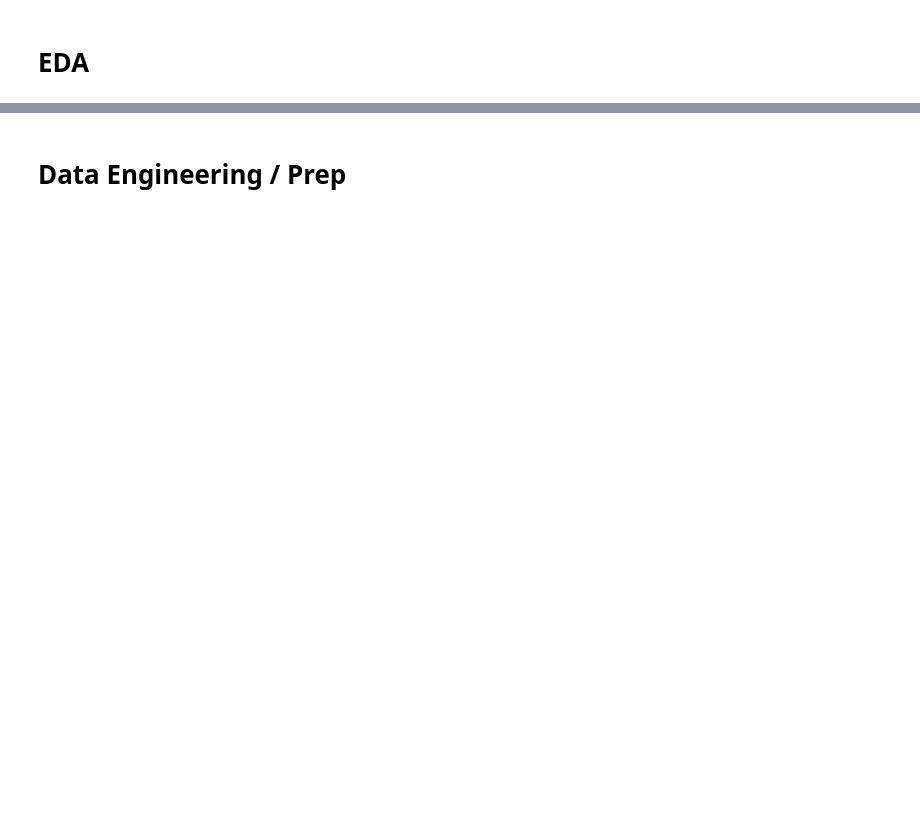
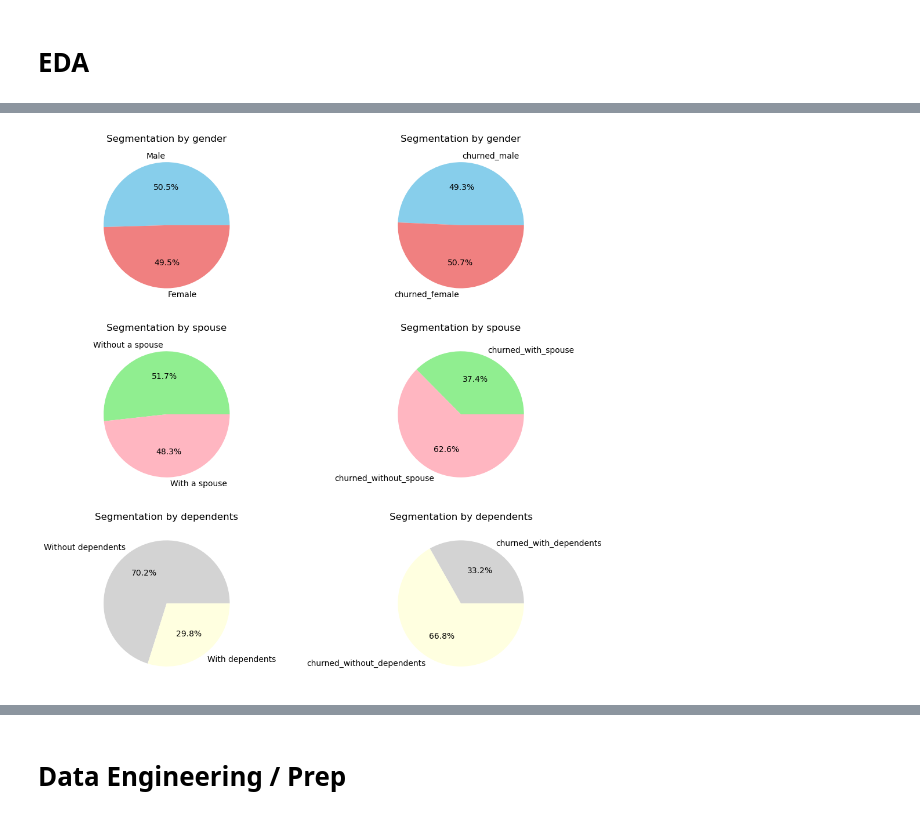
Before and after one commit to zivisaiah/gai_mid_project, a Jupyter notebook: gai_mid_project_notebook.ipynb, the cells around one changed output, grey strips where cells are left out. Cells and saved outputs as stored; diff of their text form; code cells hidden in the pictures; blank space fills up the shorter version.

```diff
--- a/gai_mid_project_notebook.ipynb
+++ b/gai_mid_project_notebook.ipynb
@@ -79,5 +223,5 @@ plt.show()
 # %%
-fig, axes = plt.subplots(4, 2, figsize=(12, 12))
+fig, axes = plt.subplots(3, 2, figsize=(12, 12))
 
 # פילוח לפי מגדר
 gender_counts = df['gender'].value_counts()
@@ -91,36 +235,37 @@ def get_churned_percentage(group_name, group_value):
 
 group_a_percentage = get_churned_percentage('gender', 'Male')
 group_b_percentage = get_churned_percentage('gender', 'Female')
 axes[0, 1].pie([group_a_percentage,group_b_percentage], labels=["churned_male", "churned_female"], autopct='%1.1f%%', colors=['skyblue', 'lightcoral'])
 axes[0, 1].set_title('Segmentation by gender')
 
 # פילוח לפי בן/בת זוג
 partner_counts = df['partner'].value_counts()
-axes[1, 0].pie(partner_counts, labels=['Without a spouse', 'With a spouse'], autopct='%1.1f%%', colors=['lightgreen', 'lightpink'])
+axes[1, 0].pie(partner_counts, labels=['Without a spouse','With a spouse'], autopct='%1.1f%%', colors=['lightgreen', 'lightpink'])
 axes[1, 0].set_title('Segmentation by spouse')
 
 group_a_percentage = get_churned_percentage('partner', 'Yes')
 group_b_percentage = get_churned_percentage('partner', 'No')
 axes[1, 1].pie([group_a_percentage,group_b_percentage], labels=["churned_with_spouse", "churned_without_spouse"], autopct='%1.1f%%', colors=['lightgreen', 'lightpink'])
-axes[1, 1].set_title('Segmentation by partner')
+axes[1, 1].set_title('Segmentation by spouse')
 
 # פילוח לפי תלויים
 dependents_counts = df['dependents'].value_counts()
 axes[2, 0].pie(dependents_counts, labels=['Without dependents', 'With dependents'], autopct='%1.1f%%', colors=['lightgrey', 'lightyellow'])
 axes[2, 0].set_title('Segmentation by dependents')
 
 group_a_percentage = get_churned_percentage('dependents', 'Yes')
 group_b_percentage = get_churned_percentage('dependents', 'No')
 axes[2, 1].pie([group_a_percentage,group_b_percentage], labels=["churned_with_dependents", "churned_without_dependents"], autopct='%1.1f%%', colors=['lightgrey', 'lightyellow'])
 axes[2, 1].set_title('Segmentation by dependents')
 
 # # פילוח לפי עזיבה
 # churn_counts = df['churn'].value_counts()
 # axes[1, 1].pie(churn_counts, labels=['Didn\'t leave', 'Leave'], autopct='%1.1f%%', colors=['lightblue', 'salmon'])
 # axes[1, 1].set_title('Segmentation by departure')
 
-
 plt.show()
+# %% [output]
+[figure, added]
 # %%
 fig, axes = plt.subplots(1, 2, figsize=(12, 5))
 
```
Also changed, not shown: parts of 52 cells of this notebook.
